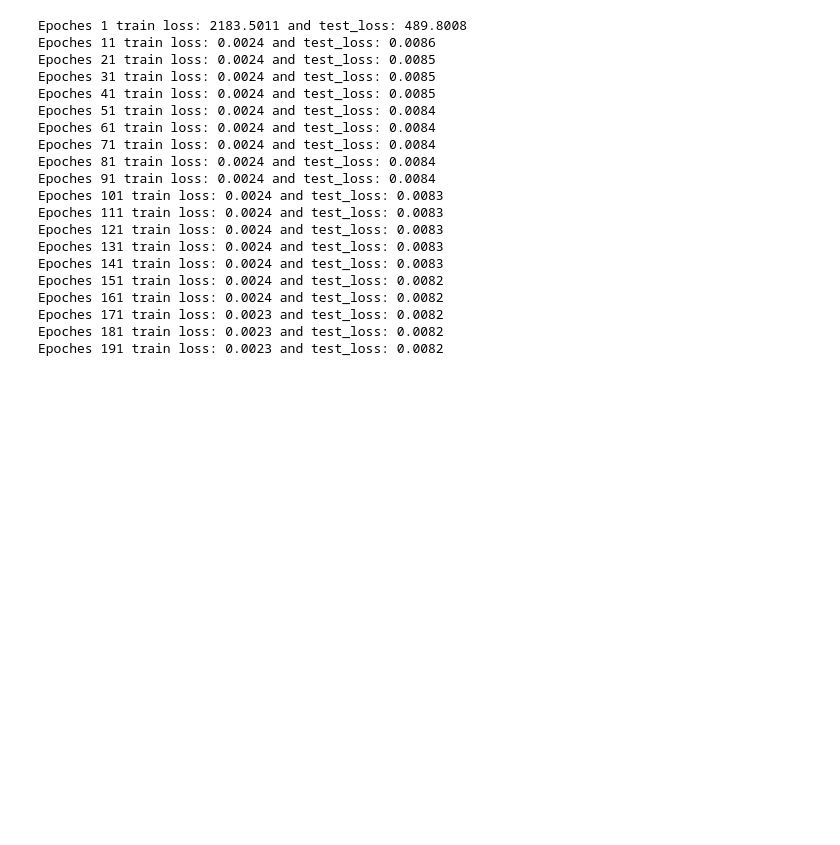
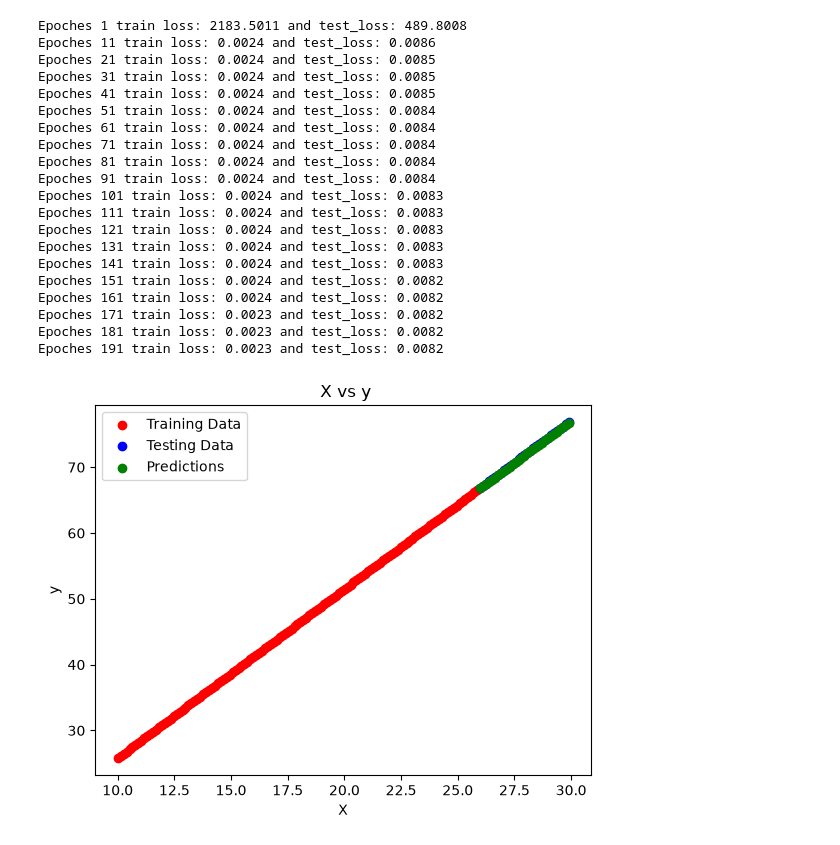
Before and after one commit to Ayush080-bct/Artificial_Intelligence_Lab, a Jupyter notebook: Day4/LinearRegressiongradientDescent.ipynb, the cells around one changed output. Cells and saved outputs as stored; diff of their text form; code cells hidden in the pictures; blank space fills up the shorter version.

Commit message:
feat: plot final predictions and epochs vs loss curve

```diff
--- a/Day4/LinearRegressiongradientDescent.ipynb
+++ b/Day4/LinearRegressiongradientDescent.ipynb
@@ -97,3 +97,8 @@ Epoches 161 train loss: 0.0024 and test_loss: 0.0082
 Epoches 171 train loss: 0.0023 and test_loss: 0.0082
 Epoches 181 train loss: 0.0023 and test_loss: 0.0082
 Epoches 191 train loss: 0.0023 and test_loss: 0.0082
+# %%
+y_out = X_test*W + b
+plot_data(predictions=y_out)
+# %% [output]
+[figure, added]
```
Also changed, not shown: parts of 1 cell of this notebook.
